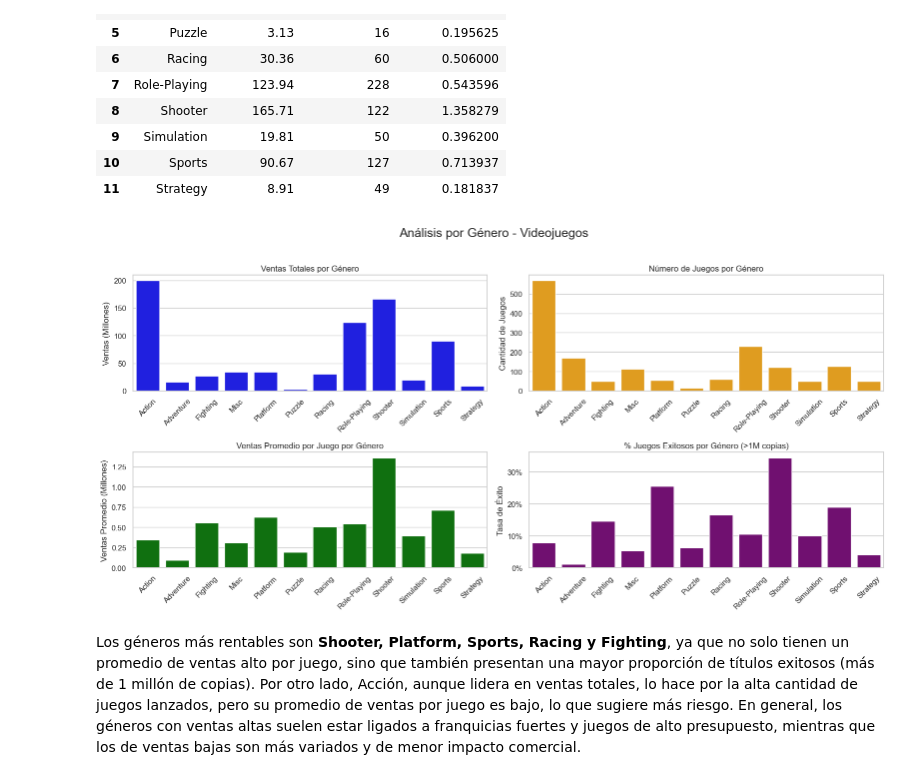
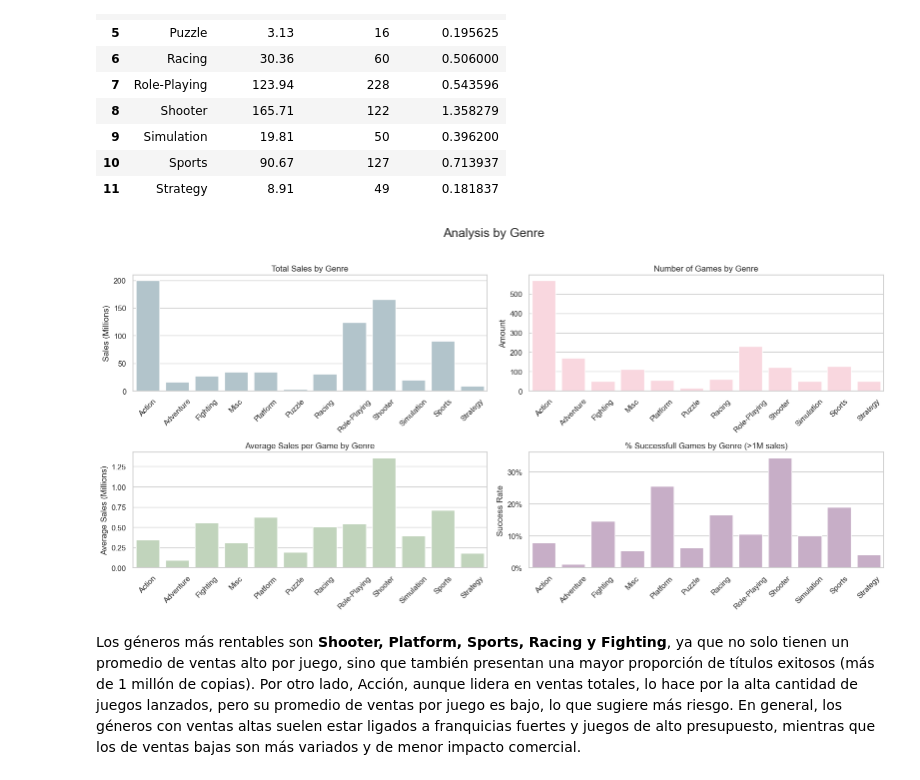
Before and after one commit to vallejocvl/tripleten-ds, a Jupyter notebook: sprint_6/sprint6_cvl.ipynb, the cells around one changed output. Cells and saved outputs as stored; diff of their text form; code cells hidden in the pictures.

```diff
--- a/sprint_6/sprint6_cvl.ipynb
+++ b/sprint_6/sprint6_cvl.ipynb
@@ -590,6 +608,7 @@ success_rate.rename(columns={'is_successful': 'success_rate'}, inplace=True)
 genre_sales = genre_sales.merge(success_rate, on='genre', how='left')
 
 # Creo una figura con subplots (2x2)
+pastel_colors = ['#AEC6CF', '#FFD1DC', '#BFD8B8', '#CBAACB']
 fig, axes = plt.subplots(2, 2, figsize=(16, 8))
 
 # Ventas Totales por Género
@@ -597,11 +616,11 @@ sns.barplot(
     data=genre_sales,
     x='genre',
     y='total_sales',
-    color='blue',
+    color=pastel_colors[0],
     ax=axes[0, 0]
 )
-axes[0, 0].set_title('Ventas Totales por Género')
-axes[0, 0].set_ylabel('Ventas (Millones)')
+axes[0, 0].set_title('Total Sales by Genre')
+axes[0, 0].set_ylabel('Sales (Millions)')
 axes[0, 0].set_xlabel('')
 axes[0, 0].tick_params(axis='x', rotation=45)
 
@@ -610,50 +629,50 @@ sns.barplot(
     data=genre_sales,
     x='genre',
     y='game_count',
-    color='orange',
+    color=pastel_colors[1],
     ax=axes[0, 1]
 )
-axes[0, 1].set_title('Número de Juegos por Género')
-axes[0, 1].set_ylabel('Cantidad de Juegos')
+axes[0, 1].set_title('Number of Games by Genre')
+axes[0, 1].set_ylabel('Amount')
 axes[0, 1].set_xlabel('')
 axes[0, 1].tick_params(axis='x', rotation=45)
 
 # Ventas Promedio por Juego por Género
 sns.barplot(
     data=genre_sales,
     x='genre',
     y='average_sales',
-    color='green',
+    color=pastel_colors[2],
     ax=axes[1, 0]
 )
-axes[1, 0].set_title('Ventas Promedio por Juego por Género')
-axes[1, 0].set_ylabel('Ventas Promedio (Millones)')
+axes[1, 0].set_title('Average Sales per Game by Genre')
+axes[1, 0].set_ylabel('Average Sales (Millions)')
 axes[1, 0].set_xlabel('')
 axes[1, 0].tick_params(axis='x', rotation=45)
 
 # % de Juegos Exitosos por Género (>1M copias)
 sns.barplot(
     data=genre_sales,
     x='genre',
     y='success_rate',
-    color='purple',
+    color=pastel_colors[3],
     ax=axes[1, 1]
 )
-axes[1, 1].set_title('% Juegos Exitosos por Género (>1M copias)')
-axes[1, 1].set_ylabel('Tasa de Éxito')
+axes[1, 1].set_title('% Successfull Games by Genre (>1M sales)')
+axes[1, 1].set_ylabel('Success Rate')
 axes[1, 1].set_xlabel('')
 axes[1, 1].tick_params(axis='x', rotation=45)
 axes[1, 1].yaxis.set_major_formatter(plt.FuncFormatter(lambda x, _: f'{x:.0%}'))
 
 # Título general
-fig.suptitle('Análisis por Género - Videojuegos', fontsize=18)
+fig.suptitle('Analysis by Genre', fontsize=18)
 
 # Ajusto diseño para que no se solapen los títulos
 plt.tight_layout(rect=[0, 0, 1, 0.96])
 
 plt.show()
 # %% [output]
-[figure, old version]
+[figure, new version]
 # %% [markdown]
 Los géneros más rentables son **Shooter, Platform, Sports, Racing y Fighting**, ya que no solo tienen un promedio de ventas alto por juego, sino que también presentan una mayor proporción de títulos exitosos (más de 1 millón de copias). Por otro lado, Acción, aunque lidera en ventas totales, lo hace por la alta cantidad de juegos lanzados, pero su promedio de ventas por juego es bajo, lo que sugiere más riesgo. En general, los géneros con ventas altas suelen estar ligados a franquicias fuertes y juegos de alto presupuesto, mientras que los de ventas bajas son más variados y de menor impacto comercial.
 # %% [markdown]
```
Also changed, not shown: parts of 8 cells of this notebook.
